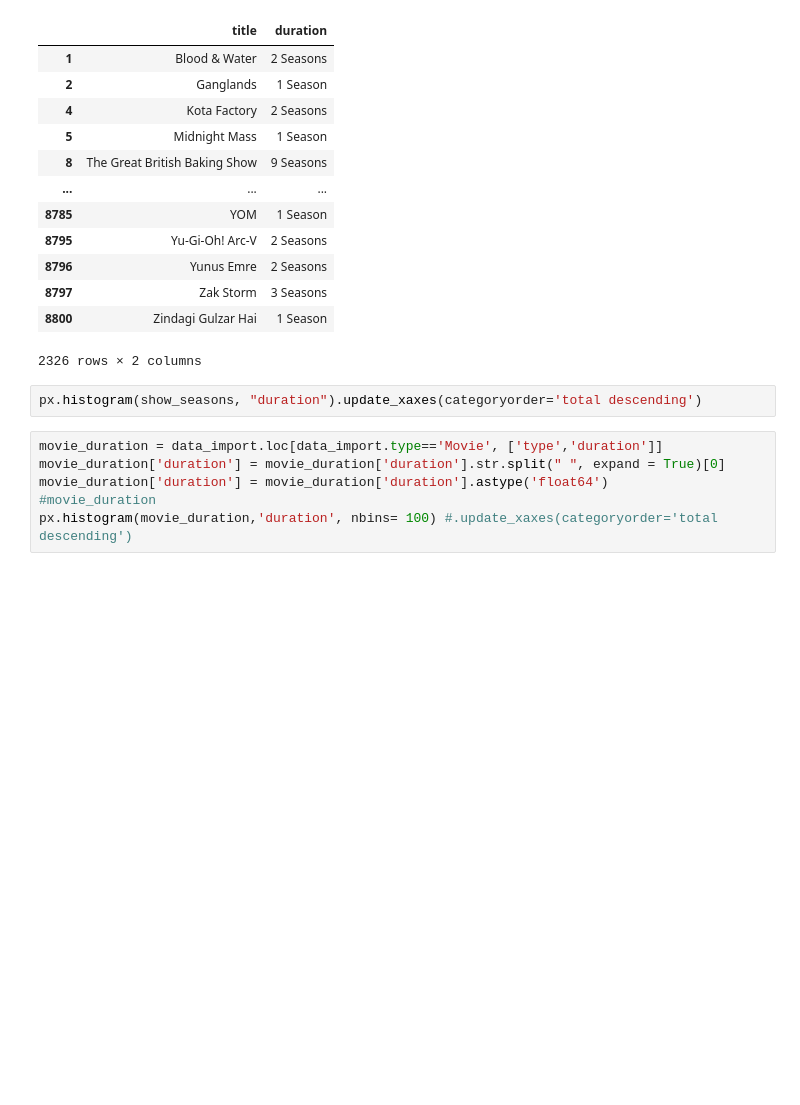
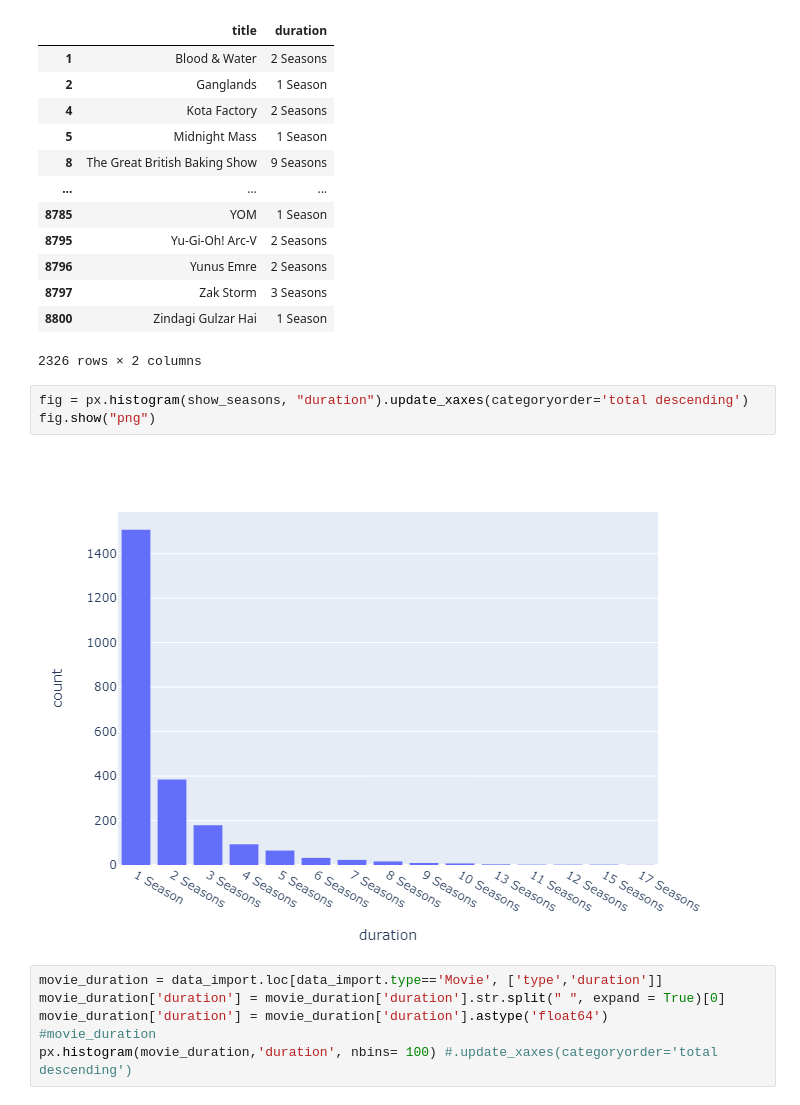
Before and after one commit to vaibhav-shaharwale/EDA, a Jupyter notebook: EDA-netflix.ipynb, the cells around one changed output. Saved outputs shown, nothing was run; the diff lists cells and outputs as text; blank space fills up the shorter version.

```diff
--- a/EDA-netflix.ipynb
+++ b/EDA-netflix.ipynb
@@ -186,7 +186,10 @@ show_seasons #.loc[show_seasons.title == 'Kota Factory']
 | 8800 | Zindagi Gulzar Hai | 1 Season |
 2326 rows × 2 columns
 # %%
-px.histogram(show_seasons, "duration").update_xaxes(categoryorder='total descending')
+fig = px.histogram(show_seasons, "duration").update_xaxes(categoryorder='total descending')
+fig.show("png")
+# %% [output]
+[figure, added]
 # %%
 movie_duration = data_import.loc[data_import.type=='Movie', ['type','duration']]
 movie_duration['duration'] = movie_duration['duration'].str.split(" ", expand = True)[0]
```
